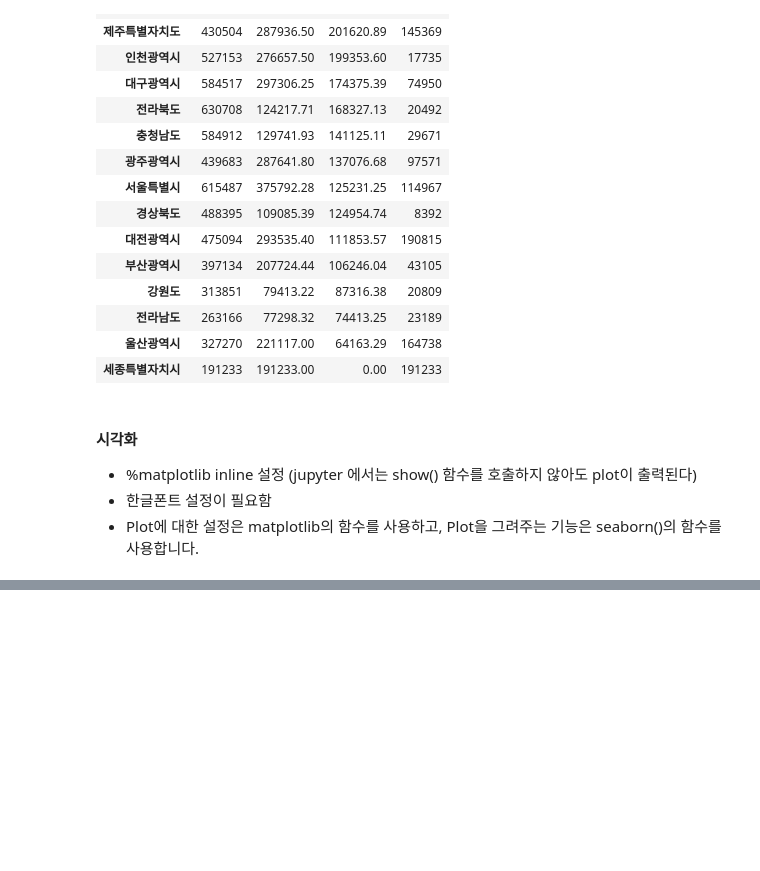
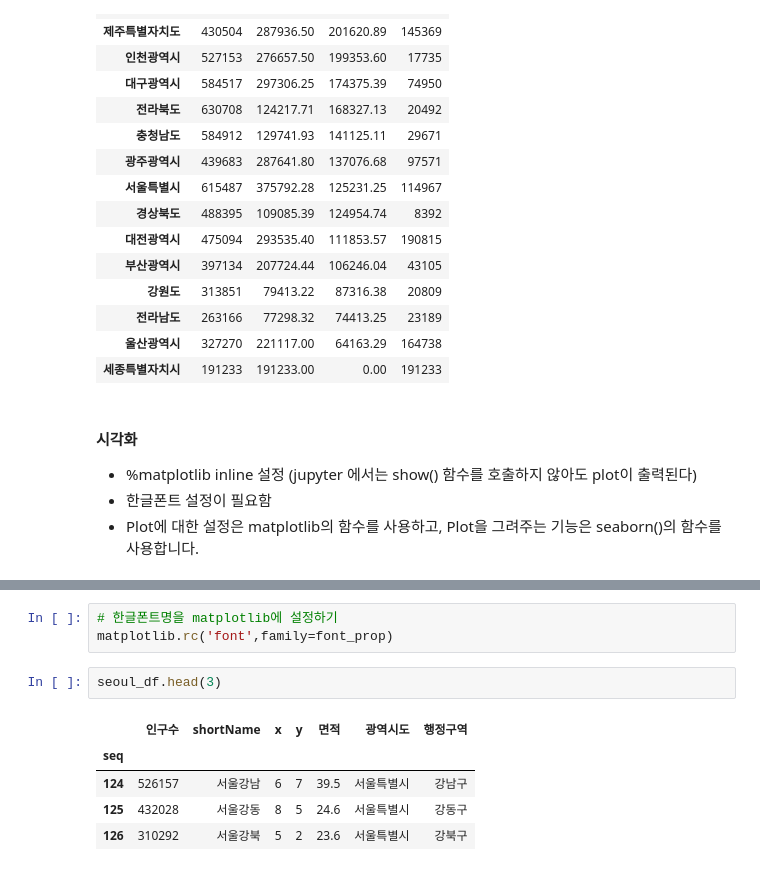
Before and after one commit to jhed0613/Python_Webscraping_Analysis, a Jupyter notebook: 03-1.행정구역정보_분석과시각화.ipynb, the cells around one changed output, grey strips where cells are left out. Saved outputs shown, nothing was run; the diff lists cells and outputs as text; blank space fills up the shorter version.

```diff
--- a/03-1.행정구역정보_분석과시각화.ipynb
+++ b/03-1.행정구역정보_분석과시각화.ipynb
@@ -649,0 +691,11 @@ group_agg_df
+# %%
+# 한글폰트명을 matplotlib에 설정하기
+matplotlib.rc('font',family=font_prop)
+# %%
+seoul_df.head(3)
+# %% [output]
+|  | 인구수 | shortName | x | y | 면적 | 광역시도 | 행정구역 |
+| seq |  |  |  |  |  |  |  |
+| 124 | 526157 | 서울강남 | 6 | 7 | 39.5 | 서울특별시 | 강남구 |
+| 125 | 432028 | 서울강동 | 8 | 5 | 24.6 | 서울특별시 | 강동구 |
+| 126 | 310292 | 서울강북 | 5 | 2 | 23.6 | 서울특별시 | 강북구 |
```
Also changed, not shown: parts of 16 cells of this notebook, 8 other files.
